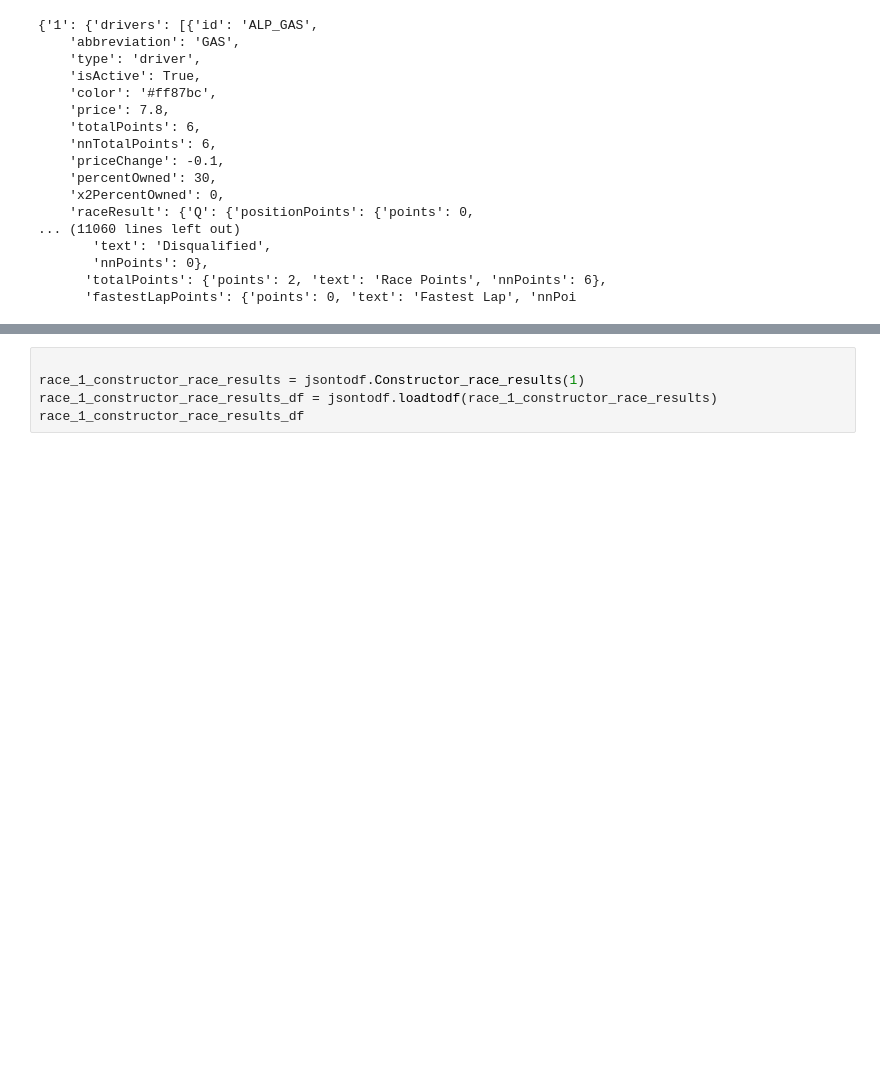
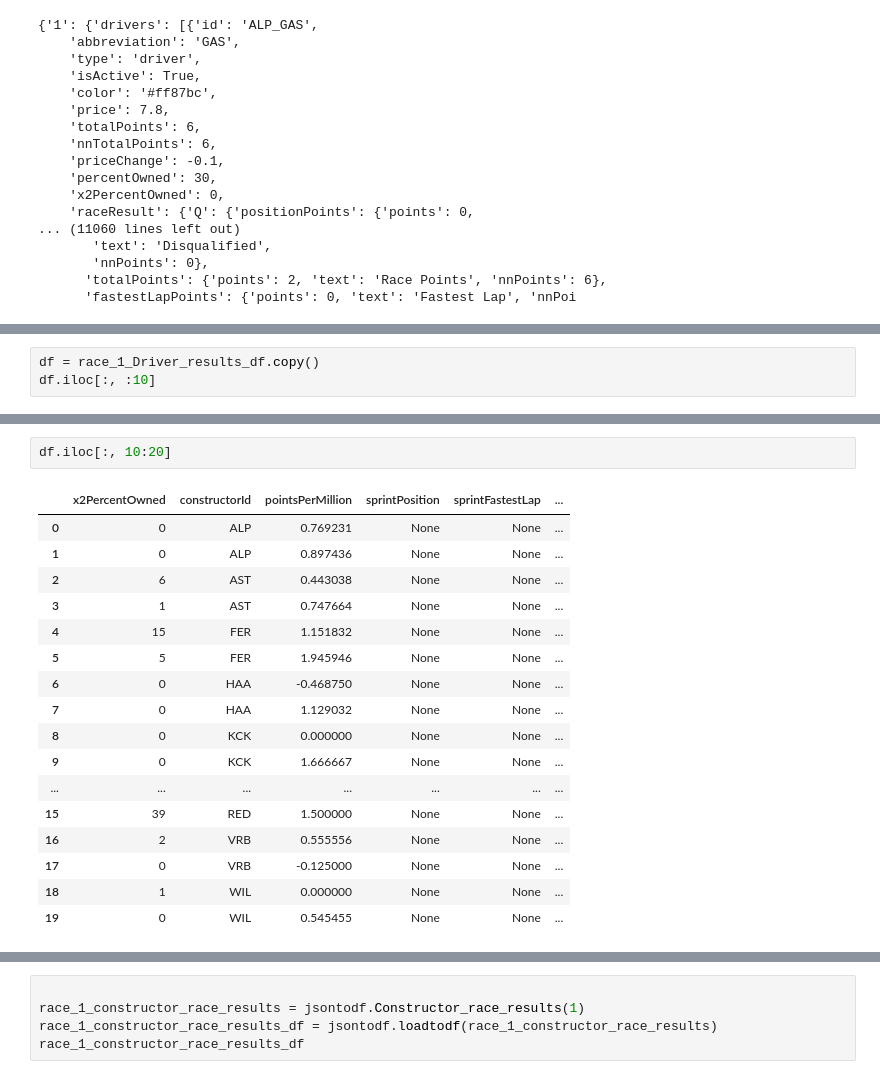
Before and after one commit to Buluma-Ke/F1-Fantasy-tool, a Jupyter notebook: transform.ipynb, the cells around one changed output, grey strips where cells are left out. Saved outputs shown, nothing was run; the diff lists cells and outputs as text; blank space fills up the shorter version.

```diff
--- a/transform.ipynb
+++ b/transform.ipynb
@@ -110,0 +202,3 @@ race_1_Driver_results_df
+# %%
+df = race_1_Driver_results_df.copy()
+df.iloc[:, :10]
@@ -110,0 +223,20 @@ race_1_Driver_results_df
+# %%
+df.iloc[:, 10:20]
+# %% [output]
+|  | x2PercentOwned | constructorId | pointsPerMillion | sprintPosition | sprintFastestLap | ... |
+| 0 | 0 | ALP | 0.769231 | None | None | ... |
+| 1 | 0 | ALP | 0.897436 | None | None | ... |
+| 2 | 6 | AST | 0.443038 | None | None | ... |
+| 3 | 1 | AST | 0.747664 | None | None | ... |
+| 4 | 15 | FER | 1.151832 | None | None | ... |
+| 5 | 5 | FER | 1.945946 | None | None | ... |
+| 6 | 0 | HAA | -0.468750 | None | None | ... |
+| 7 | 0 | HAA | 1.129032 | None | None | ... |
+| 8 | 0 | KCK | 0.000000 | None | None | ... |
+| 9 | 0 | KCK | 1.666667 | None | None | ... |
+| ... | ... | ... | ... | ... | ... | ... |
+| 15 | 39 | RED | 1.500000 | None | None | ... |
+| 16 | 2 | VRB | 0.555556 | None | None | ... |
+| 17 | 0 | VRB | -0.125000 | None | None | ... |
+| 18 | 1 | WIL | 0.000000 | None | None | ... |
+| 19 | 0 | WIL | 0.545455 | None | None | ... |
```
Also changed, not shown: parts of 23 cells of this notebook, 6 other files.
